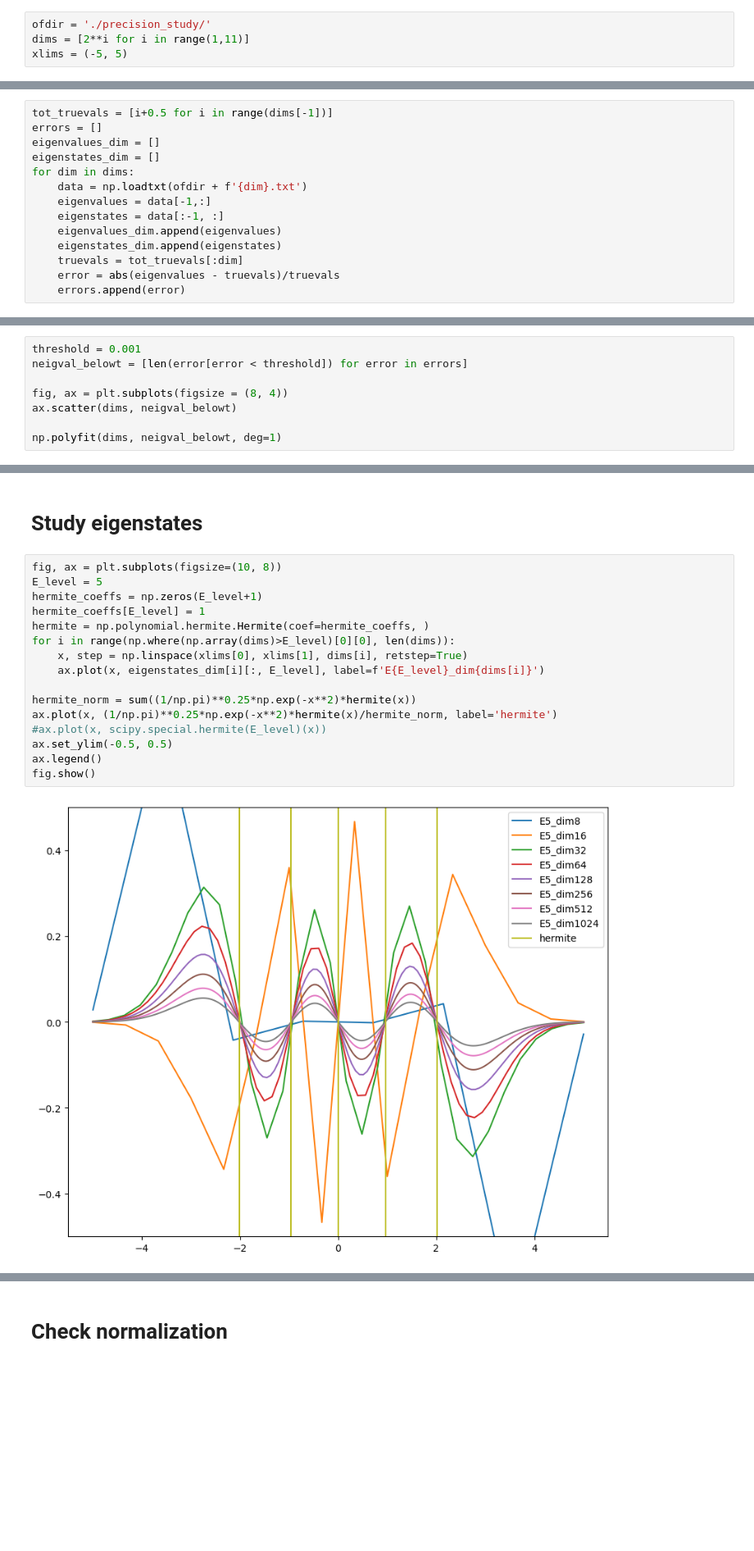
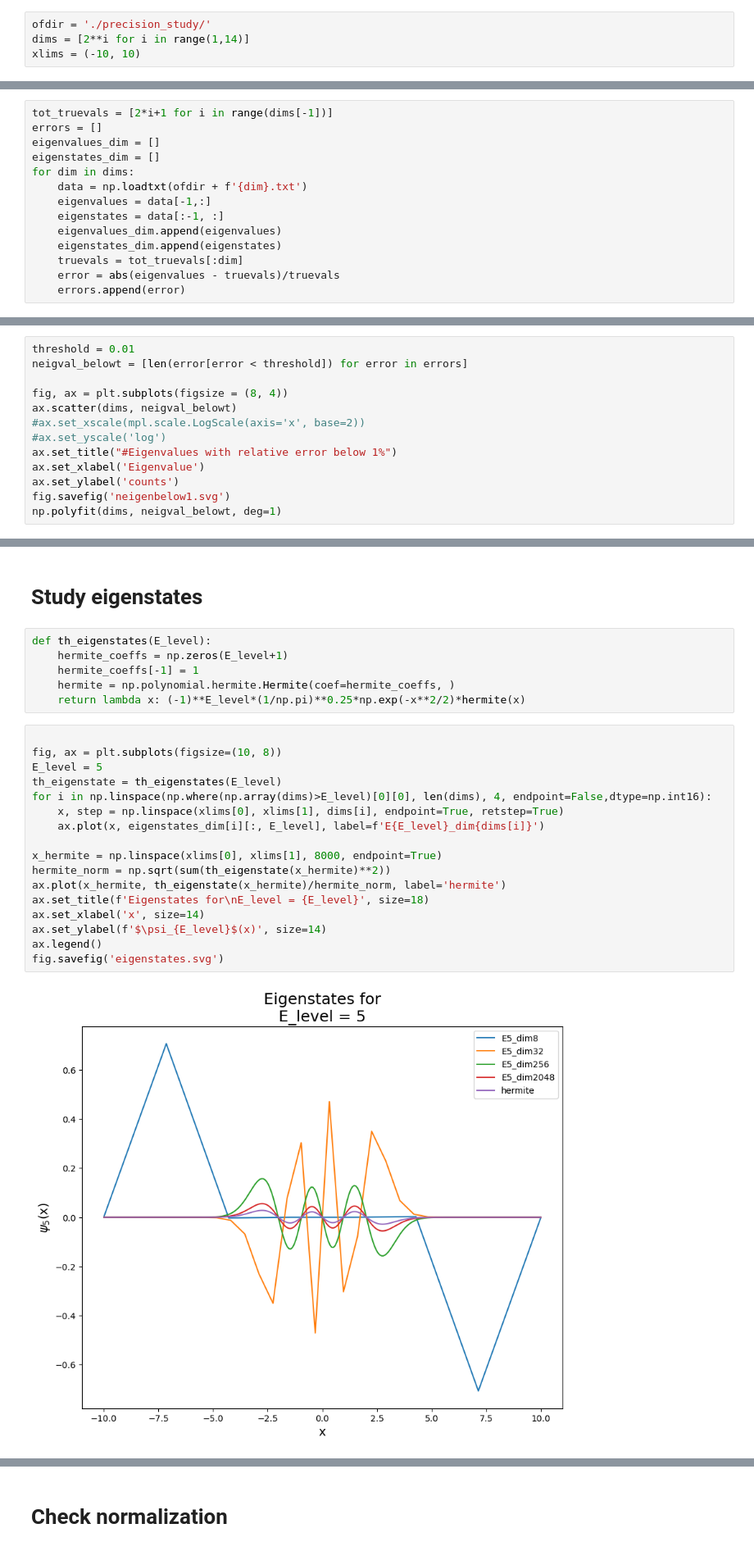
Before and after one commit to c0pp1/QIC_Exercises, a Jupyter notebook: Exercise04/exercise04.ipynb, the cells around one changed output, grey strips where cells are left out. Shown: that part at 82% size. Saved outputs shown, nothing was run; the diff lists cells and outputs as text; blank space fills up the shorter version.

```diff
--- a/Exercise04/exercise04.ipynb
+++ b/Exercise04/exercise04.ipynb
@@ -8,8 +8,8 @@ import matplotlib as mpl
 # Script
 # %%
 ofdir = './precision_study/'
-dims = [2**i for i in range(1,11)]
-xlims = (-5, 5)
+dims = [2**i for i in range(1,14)]
+xlims = (-10, 10)
 # %%
 for dim in tqdm(dims):
     os.system("./exercise04 -k " + str(dim) + ' -p 0.1' + f" -x {xlims[0]},{xlims[1]}"+ " -o " + ofdir + str(dim))
@@ -31,5 +31,5 @@ plt.plot(x, error)
 # %%
-tot_truevals = [i+0.5 for i in range(dims[-1])]
+tot_truevals = [2*i+1 for i in range(dims[-1])]
 errors = []
 eigenvalues_dim = []
 eigenstates_dim = []
@@ -55,11 +60,16 @@ print('linearity holds till relativ error:', max(errors[-1][250:500]))
 # %% [output]
 linearity holds till relativ error: 590.7909252644204
 # %%
-threshold = 0.001
+threshold = 0.01
 neigval_belowt = [len(error[error < threshold]) for error in errors]
 
 fig, ax = plt.subplots(figsize = (8, 4))
 ax.scatter(dims, neigval_belowt)
-
+#ax.set_xscale(mpl.scale.LogScale(axis='x', base=2))
+#ax.set_yscale('log')
+ax.set_title("#Eigenvalues with relative error below 1%")
+ax.set_xlabel('Eigenvalue')
+ax.set_ylabel('counts')
+fig.savefig('neigenbelow1.svg')
 np.polyfit(dims, neigval_belowt, deg=1)
 # %% [output]
@@ -77,20 +78,27 @@ array([-0.00151504,  0.01031264])
 # %% [markdown]
 # Study eigenstates
+# %%
+def th_eigenstates(E_level):
+    hermite_coeffs = np.zeros(E_level+1)
+    hermite_coeffs[-1] = 1
+    hermite = np.polynomial.hermite.Hermite(coef=hermite_coeffs, )
+    return lambda x: (-1)**E_level*(1/np.pi)**0.25*np.exp(-x**2/2)*hermite(x)
 # %%
+
 fig, ax = plt.subplots(figsize=(10, 8))
 E_level = 5
-hermite_coeffs = np.zeros(E_level+1)
-hermite_coeffs[E_level] = 1
-hermite = np.polynomial.hermite.Hermite(coef=hermite_coeffs, )
-for i in range(np.where(np.array(dims)>E_level)[0][0], len(dims)):
-    x, step = np.linspace(xlims[0], xlims[1], dims[i], retstep=True)
+th_eigenstate = th_eigenstates(E_level)
+for i in np.linspace(np.where(np.array(dims)>E_level)[0][0], len(dims), 4, endpoint=False,dtype=np.int16):
+    x, step = np.linspace(xlims[0], xlims[1], dims[i], endpoint=True, retstep=True)
     ax.plot(x, eigenstates_dim[i][:, E_level], label=f'E{E_level}_dim{dims[i]}')
 
-hermite_norm = sum((1/np.pi)**0.25*np.exp(-x**2)*hermite(x))
-ax.plot(x, (1/np.pi)**0.25*np.exp(-x**2)*hermite(x)/hermite_norm, label='hermite')
-#ax.plot(x, scipy.special.hermite(E_level)(x))
-ax.set_ylim(-0.5, 0.5)
+x_hermite = np.linspace(xlims[0], xlims[1], 8000, endpoint=True)
+hermite_norm = np.sqrt(sum(th_eigenstate(x_hermite)**2))
+ax.plot(x_hermite, th_eigenstate(x_hermite)/hermite_norm, label='hermite')
+ax.set_title(f'Eigenstates for\nE_level = {E_level}', size=18)
+ax.set_xlabel('x', size=14)
+ax.set_ylabel(f'$\psi_{E_level}$(x)', size=14)
 ax.legend()
-fig.show()
+fig.savefig('eigenstates.svg')
 # %% [output]
-[figure, old version]
+[figure, new version]
```
Also changed, not shown: parts of 10 cells of this notebook, 1 other file.
